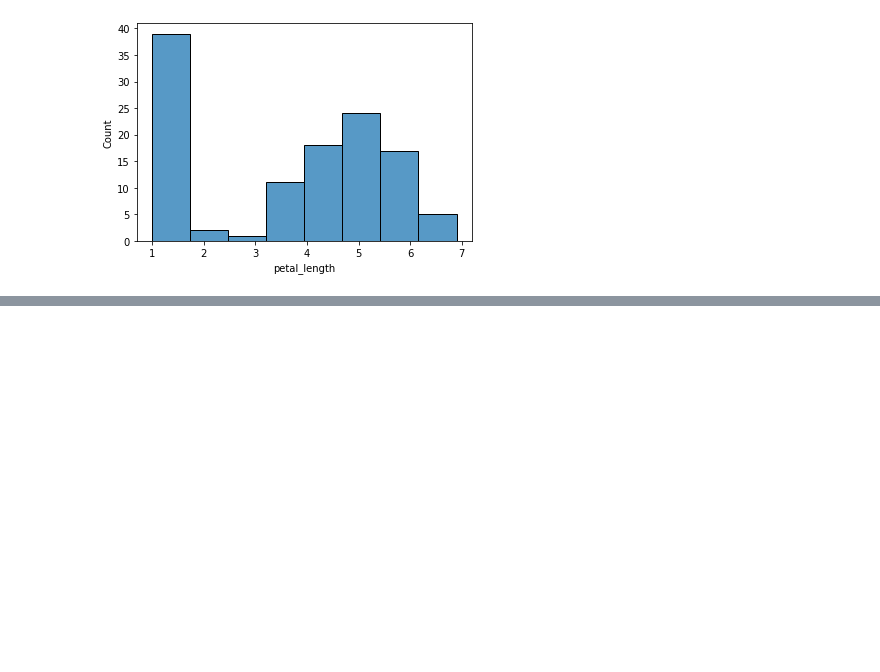
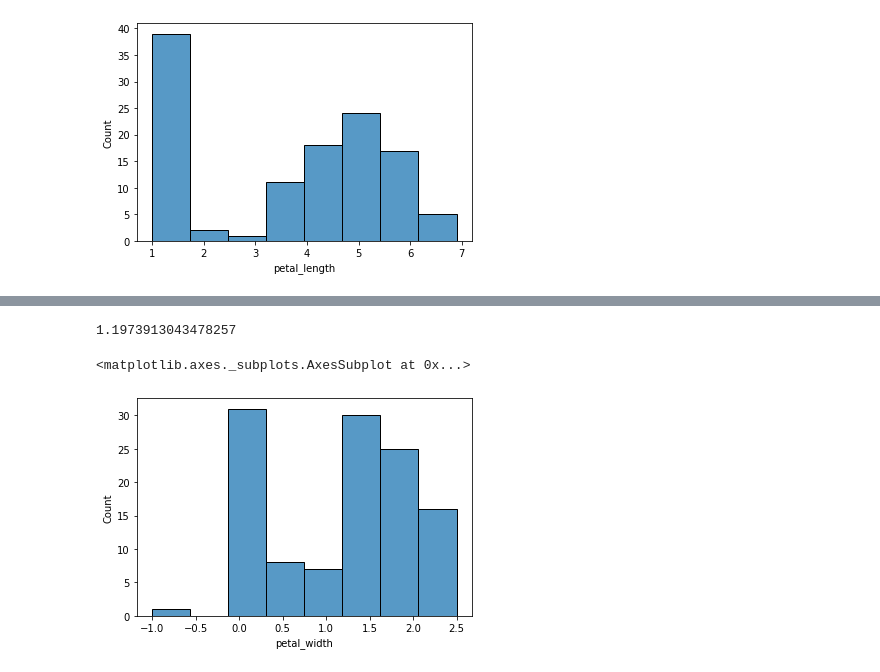
Before and after one commit to Philocreation/My_Machine_Learning, a Jupyter notebook: flawed_iris_preprocessing.ipynb, the cells around one changed output, grey strips where cells are left out. Drawn from its saved outputs; the diff is of its cells as text; code cells hidden in the pictures; blank space fills up the shorter version.

```diff
--- a/flawed_iris_preprocessing.ipynb
+++ b/flawed_iris_preprocessing.ipynb
@@ -213,0 +223,9 @@ sns.histplot(df.petal_length)
+# %%
+print(df.loc[df.petal_width<5, "petal_width"].mean())
+a = df.loc[df.petal_width<5, "petal_width"].mean()
+df.loc[df.petal_width>5, "petal_width"] = a
+sns.histplot(df.petal_width)
+# %% [output]
+1.1973913043478257
+<matplotlib.axes._subplots.AxesSubplot at 0x...>
+[figure, added]
```
Also changed, not shown: parts of 24 cells of this notebook.
